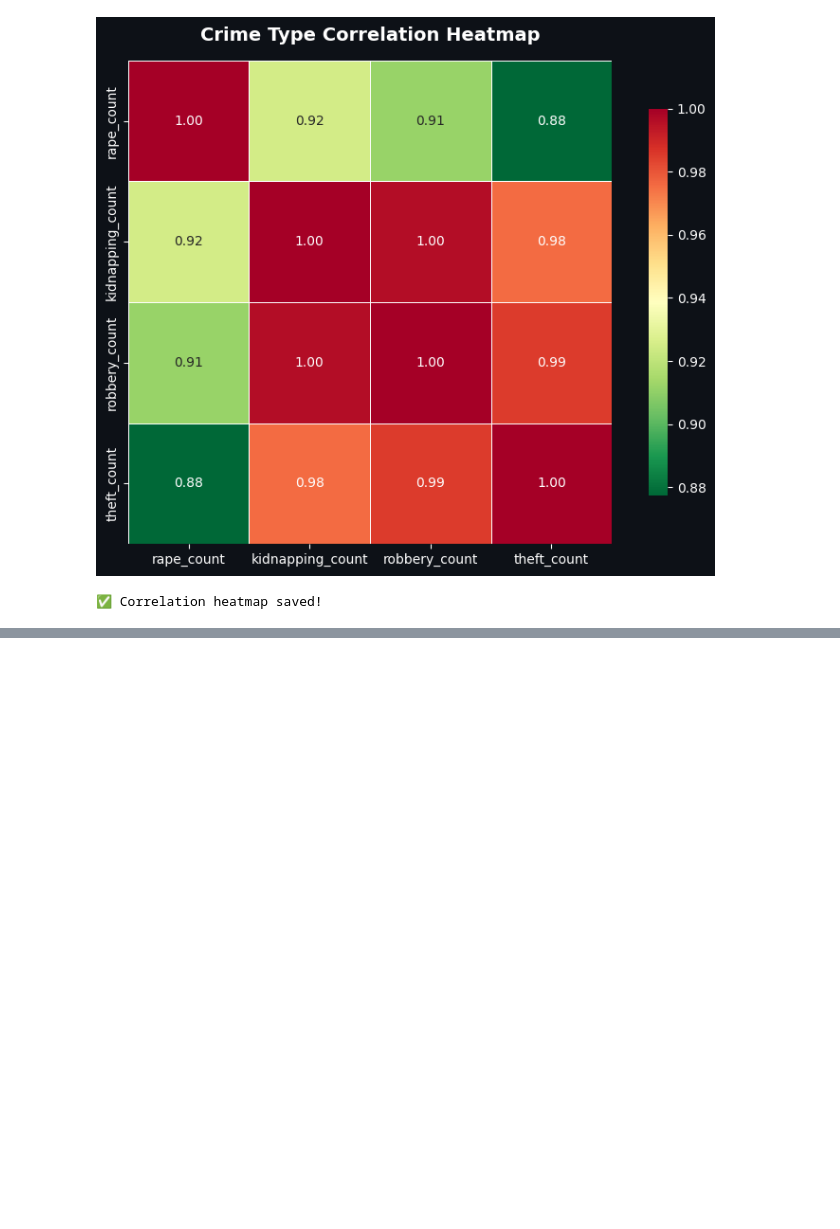
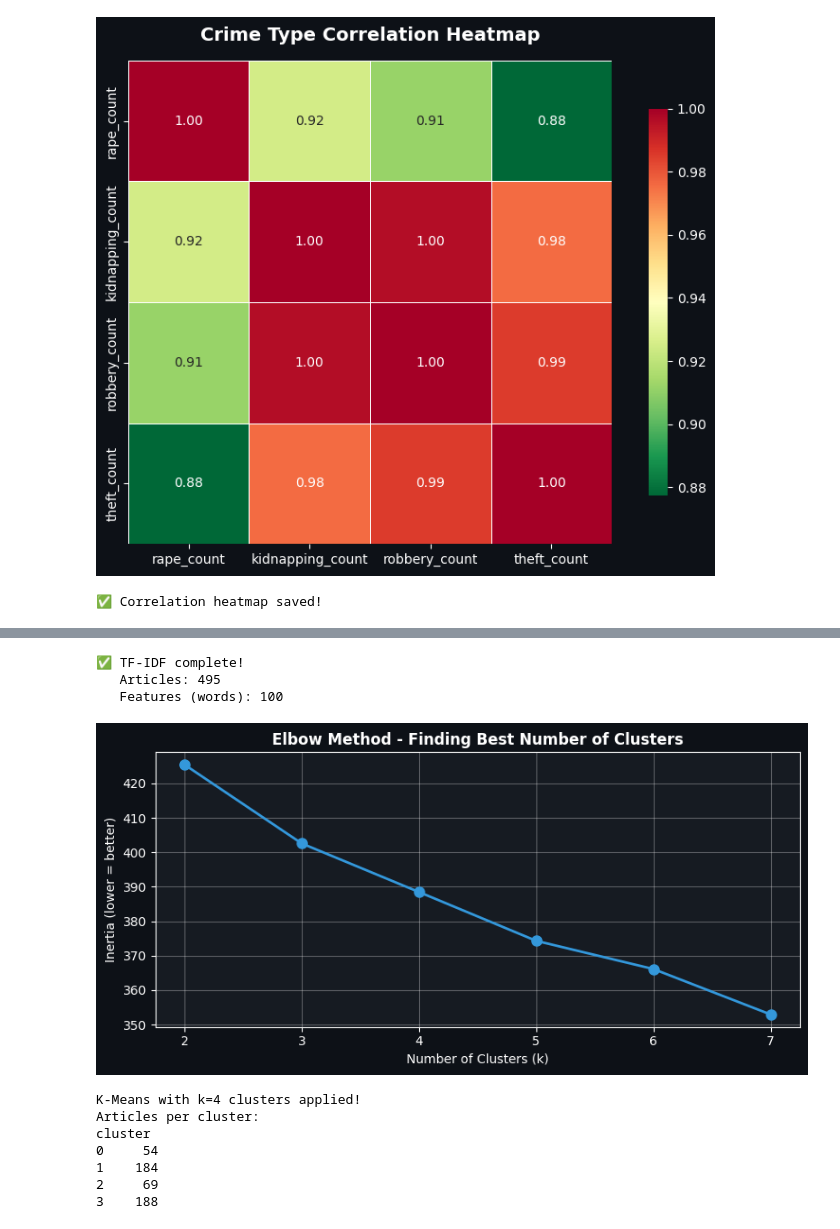
Before and after one commit to ZantyeX/ITA-Project-1, a Jupyter notebook: Addressing_Delhi's_crime_challenge_through_Geosptial_AI.ipynb, the cells around one changed output, grey strips where cells are left out. Saved outputs shown, nothing was run; the diff lists cells and outputs as text; code cells hidden in the pictures; blank space fills up the shorter version.

```diff
--- a/Addressing_Delhi's_crime_challenge_through_Geosptial_AI.ipynb
+++ b/Addressing_Delhi's_crime_challenge_through_Geosptial_AI.ipynb
@@ -458,0 +436,72 @@ Total variance explained: 99.5%
+# %%
+# CELL 9 - Convert Text to Numbers (TF-IDF) then Run K-Means
+# TF-IDF = Term Frequency Inverse Document Frequency
+# Each article becomes a row of numbers representing word importance
+
+from sklearn.feature_extraction.text import TfidfVectorizer
+from sklearn.cluster import KMeans
+from sklearn.decomposition import PCA
+import matplotlib.pyplot as plt
+import numpy as np
+
+# --- STEP 1: TF-IDF Vectorization ---
+# Converts each article into a vector of 100 numbers
+# Words important to one article but rare across all = high score
+vectorizer = TfidfVectorizer(
+    max_features=100,       # Use top 100 most meaningful words
+    ngram_range=(1, 2),     # Consider single words AND two-word phrases like "knife attack"
+    min_df=2                # Word must appear in at least 2 articles to count
+)
+
+tfidf_matrix = vectorizer.fit_transform(news_df['clean_text'])
+
+print(f"✅ TF-IDF complete!")
+print(f"   Articles: {tfidf_matrix.shape[0]}")
+print(f"   Features (words): {tfidf_matrix.shape[1]}")
+print()
+
+# --- STEP 2: Find Optimal Number of Clusters using Elbow Method ---
+# This helps us decide how many clusters (k) to use
+inertias = []
+k_range = range(2, min(8, len(news_df)//3))   # Test k from 2 to 7
+
+for k in k_range:
+    km = KMeans(n_clusters=k, random_state=42, n_init=10)
+    km.fit(tfidf_matrix)
+    inertias.append(km.inertia_)
+
+# Plot elbow curve
+fig, ax = plt.subplots(figsize=(8, 4))
+fig.patch.set_facecolor('#0d1117')
+ax.set_facecolor('#161b22')
+ax.plot(list(k_range), inertias, 'o-', color='#3498db', linewidth=2, markersize=8)
+ax.set_xlabel('Number of Clusters (k)', color='white')
+ax.set_ylabel('Inertia (lower = better)', color='white')
+ax.set_title('Elbow Method - Finding Best Number of Clusters', color='white', fontweight='bold')
+ax.tick_params(colors='white')
+ax.grid(alpha=0.3, color='white')
+plt.tight_layout()
+plt.savefig('elbow_curve.png', dpi=150, bbox_inches='tight', facecolor='#0d1117')
+plt.show()
+
+# --- STEP 3: Apply K-Means with k=4 ---
+# 4 clusters usually maps to: theft/robbery, kidnapping, assault, police/arrests
+k = 4
+kmeans_news = KMeans(n_clusters=k, random_state=42, n_init=10)
+news_df['cluster'] = kmeans_news.fit_predict(tfidf_matrix)
+
+print(f"K-Means with k={k} clusters applied!")
+print(f"Articles per cluster:")
+print(news_df['cluster'].value_counts().sort_index().to_string())
+# %% [output]
+✅ TF-IDF complete!
+   Articles: 495
+   Features (words): 100
+[figure, added]
+K-Means with k=4 clusters applied!
+Articles per cluster:
+cluster
+0     54
+1    184
+2     69
+3    188
```
Also changed, not shown: parts of 18 cells of this notebook.
